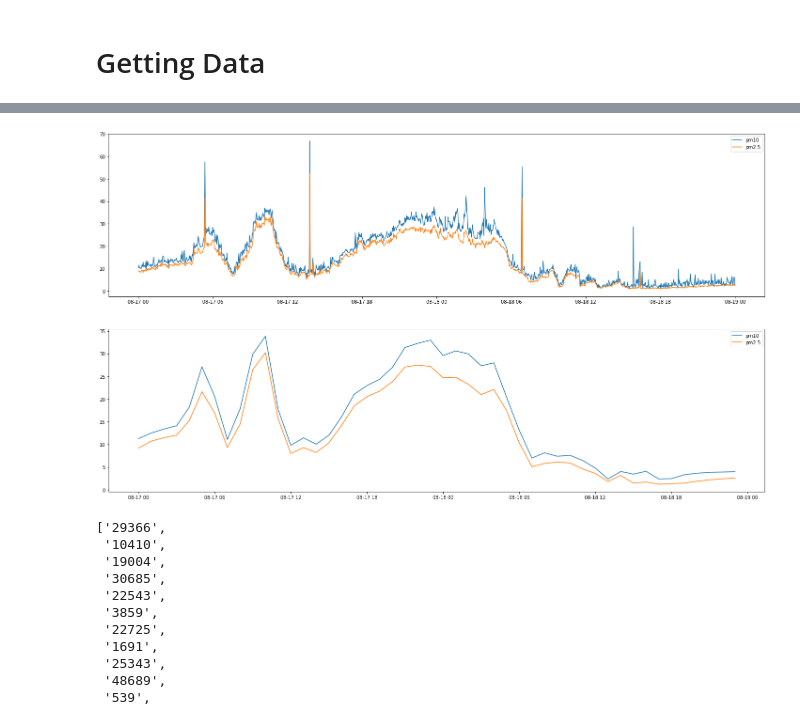
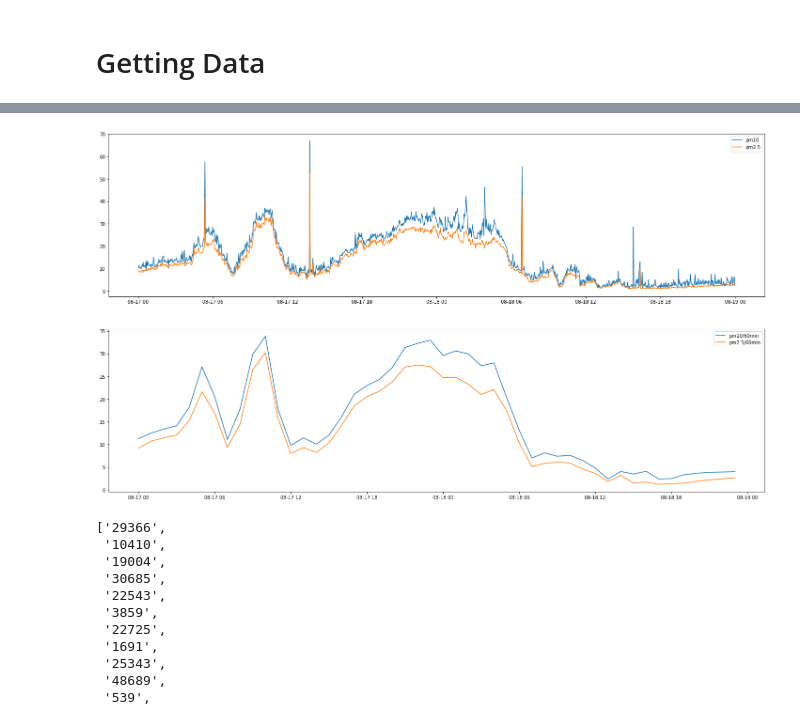
Before and after one commit to Sebastian-Bender/air-pollution, a Jupyter notebook: AirPollution/src/DataExploration.ipynb, the cells around one changed output, grey strips where cells are left out. Drawn from its saved outputs; the diff is of its cells as text; code cells hidden in the pictures.

```diff
--- a/AirPollution/src/DataExploration.ipynb
+++ b/AirPollution/src/DataExploration.ipynb
@@ -201,19 +201,19 @@ comp2[comp2.index >'2020-08-26']
 # %%
 plt.figure(figsize = [25, 14])
 
 plt.subplot(211)
 plt.plot(comp.loc['2020-08-17':'2020-08-18']['P1'], '-', label = 'pm10')
 plt.plot(comp.loc['2020-08-17':'2020-08-18']['P2'], '-', label = 'pm2.5')
 plt.legend()
 
 plt.subplot(212)
-plt.plot(comp2.loc['2020-08-17':'2020-08-18']['P1'], '-', label = 'pm10')
-plt.plot(comp2.loc['2020-08-17':'2020-08-18']['P2'], '-', label = 'pm2.5')
+plt.plot(comp2.loc['2020-08-17':'2020-08-18']['P1'], '-', label = f'pm10/{resampleTime}min')
+plt.plot(comp2.loc['2020-08-17':'2020-08-18']['P2'], '-', label = f'pm2.5/{resampleTime}min')
 plt.legend()
 
 plt.show()
 # %% [output]
-[figure, old version]
+[figure, new version]
 # %%
 SensorList = [line.rstrip('\n') for line in open("SensorList.txt")]
 # %%
```
Also changed, not shown: parts of 15 cells of this notebook.
